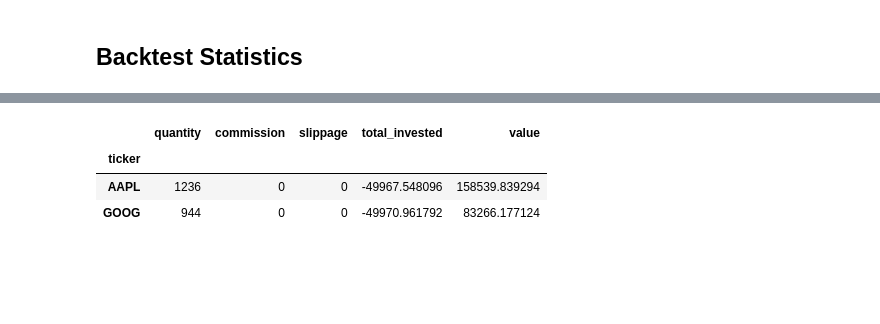
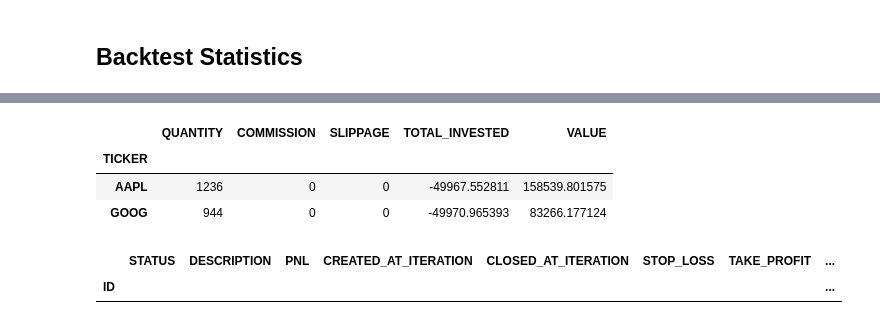
Before and after one commit to ninebel/nbacktest, a Jupyter notebook: examples/Example Buy and Hold.ipynb, the cells around one changed output, grey strips where cells are left out. Saved outputs shown, nothing was run; the diff lists cells and outputs as text; code cells hidden in the pictures; blank space fills up the shorter version.

```diff
--- a/examples/Example Buy and Hold.ipynb
+++ b/examples/Example Buy and Hold.ipynb
@@ -110,7 +114,12 @@ Final equity: 241867.51
 # %%
-bt.broker.positions
+bt.broker.df_positions
 # %% [output]
-|  | quantity | commission | slippage | total_invested | value |
-| ticker |  |  |  |  |  |
-| AAPL | 1236 | 0 | 0 | -49967.548096 | 158539.839294 |
-| GOOG | 944 | 0 | 0 | -49970.961792 | 83266.177124 |
+|  | QUANTITY | COMMISSION | SLIPPAGE | TOTAL_INVESTED | VALUE |
+| TICKER |  |  |  |  |  |
+| AAPL | 1236 | 0 | 0 | -49967.552811 | 158539.801575 |
+| GOOG | 944 | 0 | 0 | -49970.965393 | 83266.177124 |
+# %%
+bt.broker.df_tradebook
+# %% [output]
+|  | STATUS | DESCRIPTION | PNL | CREATED_AT_ITERATION | CLOSED_AT_ITERATION | STOP_LOSS | TAKE_PROFIT | ... |
+| ID |  |  |  |  |  |  |  | ... |
```
Also changed, not shown: parts of 6 cells of this notebook, 1 other file.
